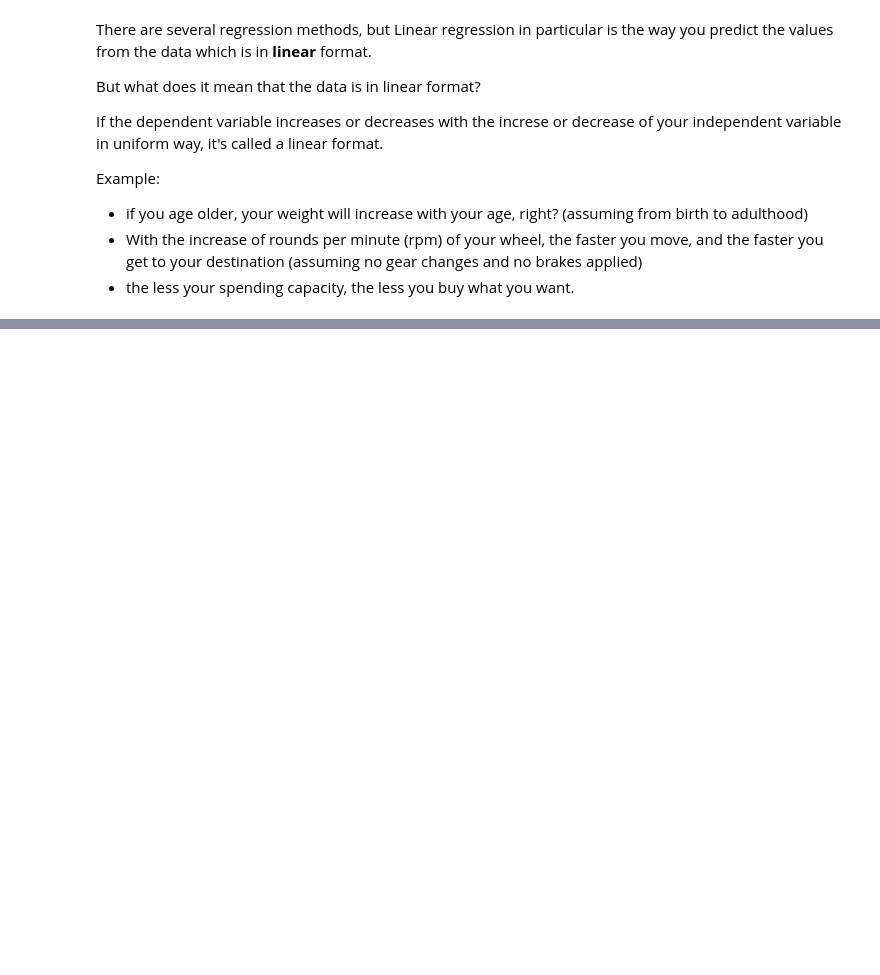
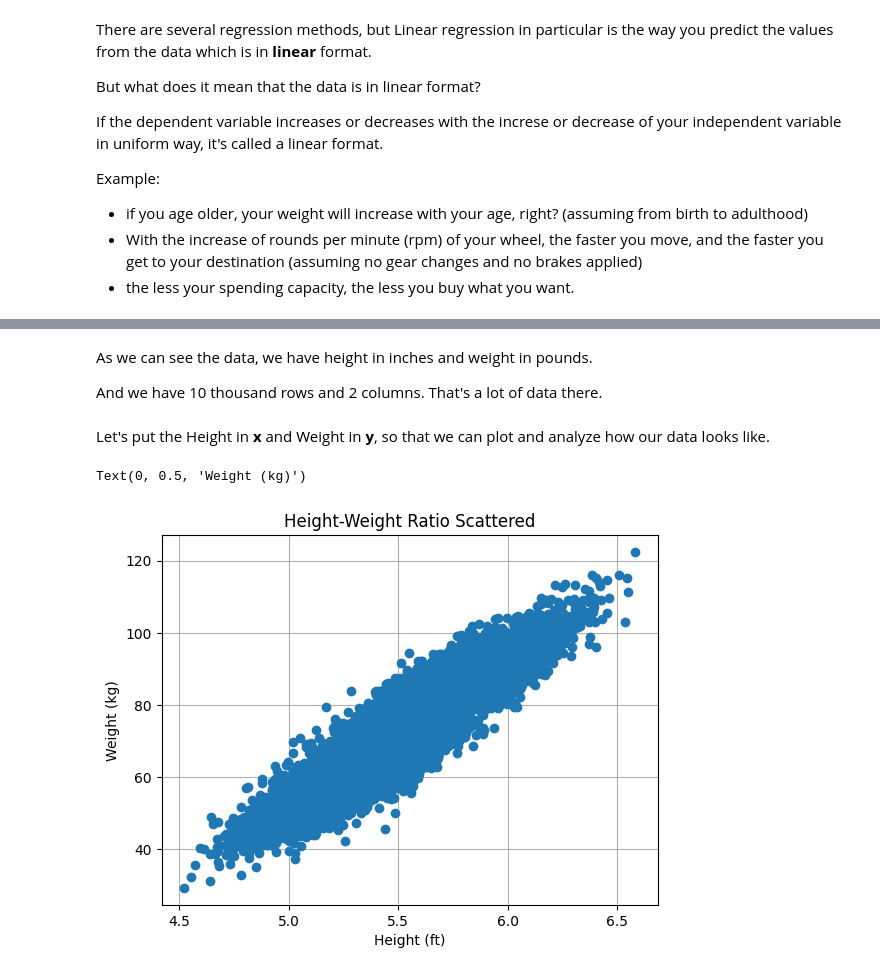
Before and after one commit to suyogly/linear-regression, a Jupyter notebook: intro.ipynb, the cells around one changed output, grey strips where cells are left out. Drawn from its saved outputs; the diff is of its cells as text; code cells hidden in the pictures; blank space fills up the shorter version.

Commit message:
plot

```diff
--- a/intro.ipynb
+++ b/intro.ipynb
@@ -26,0 +36,4 @@ Example:
+# %%
+data = np.loadtxt("/kaggle/input/weight-hight-dataset/weight-height (1).csv", delimiter=",", skiprows=1, usecols=(1, 2))
+print(data)
+print(f"\n {data.shape}")
@@ -26,0 +50,18 @@ Example:
+# %% [markdown]
+As we can see the data, we have height in inches and weight in pounds.
+
+And we have 10 thousand rows and 2 columns. That's a lot of data there.
+# %% [markdown]
+Let's put the Height in **x** and Weight in **y**, so that we can plot and analyze how our data looks like.
+# %%
+x = (data[:, 0]/12)
+y = (data[:, 1]/2.205)
+# %%
+plt.plot(x, y, "o")
+plt.grid(True)
+plt.title("Height-Weight Ratio Scattered")
+plt.xlabel("Height (ft)")
+plt.ylabel("Weight (kg)")
+# %% [output]
+Text(0, 0.5, 'Weight (kg)')
+[figure, added]
```
Also changed, not shown: parts of 5 cells of this notebook.
